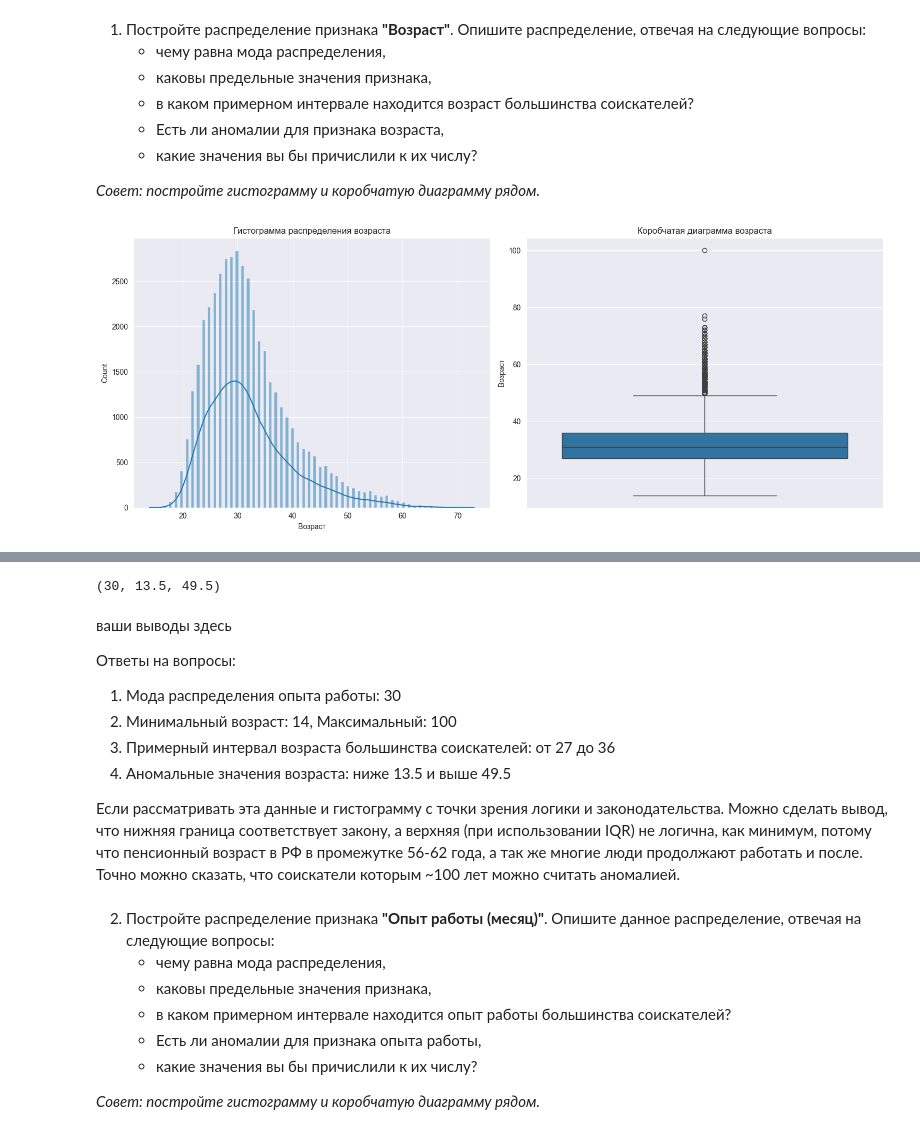
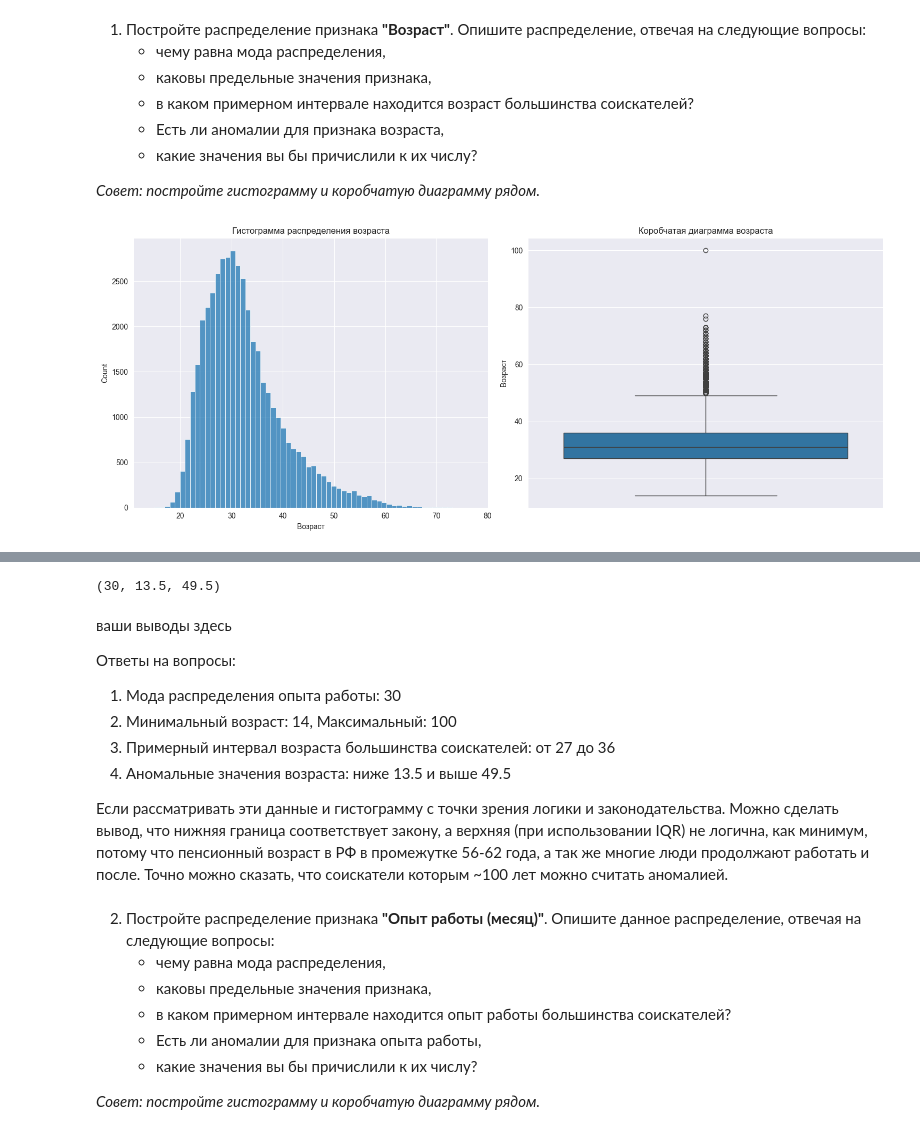
Before and after one commit to mllightitup/sf_data_science, a Jupyter notebook: Module13/Project-1.ipynb, the cells around one changed output, grey strips where cells are left out. Cells and saved outputs as stored; diff of their text form; code cells hidden in the pictures.

```diff
--- a/Module13/Project-1.ipynb
+++ b/Module13/Project-1.ipynb
@@ -224,10 +230,10 @@ def experience_to_months(exp_str):
 df['Опыт работы (месяц)'] = df['Опыт работы'].apply(experience_to_months)
 
 # Удаляем оригинальный столбец
-#df.drop('Опыт работы', axis=1, inplace=True)
+df.drop('Опыт работы', axis=1, inplace=True)
 
 # Проверка
-df[['Опыт работы (месяц)']].head()
+df[['Опыт работы (месяц)']]
 # %% [output]
 |  | Опыт работы (месяц) |
 | 0 | 202.0 |
@@ -410,8 +437,7 @@ df[[
 
 # Разбиваем "ЗП" на число и валюту
 df['ЗП(число)'], df['Валюта'] = df['ЗП'].str.split(' ', expand=True)[0], df['ЗП'].str.split(' ', expand=True)[1]
-
-
+df['ЗП(число)']= pd.to_numeric(df['ЗП(число)'])
 er_df = pd.read_csv('ExchangeRates.csv')
 
 # Таблица для перевода в стандарт ISO
@@ -432,18 +475,18 @@ df['Валюта'] = df['Валюта'].map(currency_to_iso)
 # %%
 # Преобразование столбца "Обновление резюме" в формат datetime и выделение только даты
-df['Обновление резюме'] = pd.to_datetime(df['Обновление резюме'], dayfirst=True).dt.date
+df['Обновление резюме'] = pd.to_datetime(df['Обновление резюме'], format='%d.%m.%Y %H:%M').dt.date
 
 # Преобразование столбца date в таблице валют в формат datetime и выделение только даты
-er_df['date'] = pd.to_datetime(er_df['date'], dayfirst=True).dt.date
+er_df['date'] = pd.to_datetime(er_df['date'], format='%d/%m/%y').dt.date
 
 merged_data = pd.merge(df, er_df, left_on=['Обновление резюме', 'Валюта'], right_on=['date', 'currency'], how='left')
 merged_data['close'].fillna(1, inplace=True)
 merged_data['proportion'].fillna(1, inplace=True)
 
 
-merged_data['ЗП (руб)'] = merged_data['ЗП(число)'].astype(int) * merged_data['close'] / merged_data['proportion']
+merged_data['ЗП (руб)'] = merged_data['ЗП(число)'] * merged_data['close'] / merged_data['proportion']
 
 merged_data.drop(['ЗП', 'ЗП(число)', 'Валюта', 'currency', 'per', 'date', 'time', 'vol', 'proportion', 'close'], axis=1, inplace=True)
-merged_data[['ЗП (руб)']].head(148)
 
 df = merged_data
+df[['ЗП (руб)']]
@@ -463,29 +520,28 @@ df.to_csv('aboba.csv', sep=';')
 # %%
 # ваш код здесь
 
 # Анализ распределения возраста
 age_data = df['Возраст']
 
 # Построение гистограммы и коробчатой диаграммы для возраста
 plt.figure(figsize=(15, 6))
 
 # Гистограмма
 plt.subplot(1, 2, 1)
-sns.histplot(age_data[age_data<75], kde=True)
+sns.histplot(age_data[age_data<80], bins=64) # Отсекаем на графике аномалии
 plt.title('Гистограмма распределения возраста')
 
 # Коробчатая диаграмма
 plt.subplot(1, 2, 2)
 sns.boxplot(y=age_data)
 plt.title('Коробчатая диаграмма возраста')
 
 plt.tight_layout()
 plt.show()
 
 # Основные статистические показатели
 age_statistics = age_data.describe(include="all")
-age_mode = age_data.mode()[0]
 
-age_statistics, age_mode
+age_statistics
 # %% [output]
-[figure, old version]
+[figure, new version]
@@ -526,7 +581,7 @@ mode_age, lower_bound, upper_bound
 3. Примерный интервал возраста большинства соискателей: от 27 до 36
 4. Аномальные значения возраста: ниже 13.5 и выше 49.5
 
-Если рассматривать эта данные и гистограмму с точки зрения логики и законодательства. Можно сделать вывод, что нижняя граница соответствует закону, а верхняя (при использовании IQR) не логична, как минимум, потому что пенсионный возраст в РФ в промежутке 56-62 года, а так же многие люди продолжают работать и после. Точно можно сказать, что соискатели которым ~100 лет можно считать аномалией.
+Если рассматривать эти данные и гистограмму с точки зрения логики и законодательства. Можно сделать вывод, что нижняя граница соответствует закону, а верхняя (при использовании IQR) не логична, как минимум, потому что пенсионный возраст в РФ в промежутке 56-62 года, а так же многие люди продолжают работать и после. Точно можно сказать, что соискатели которым ~100 лет можно считать аномалией.
 # %% [markdown]
 2. Постройте распределение признака **"Опыт работы (месяц)"**. Опишите данное распределение, отвечая на следующие вопросы:
     - чему равна мода распределения,
```
Also changed, not shown: parts of 29 cells of this notebook.
